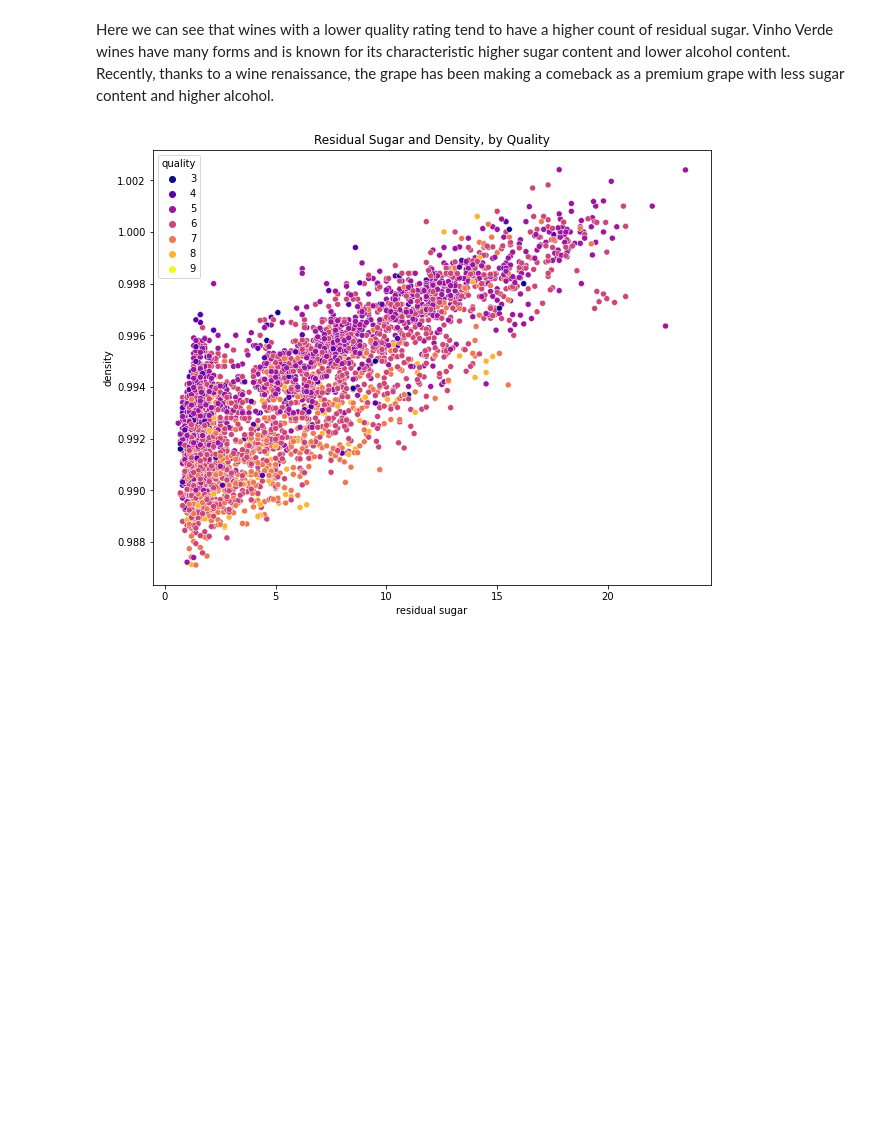
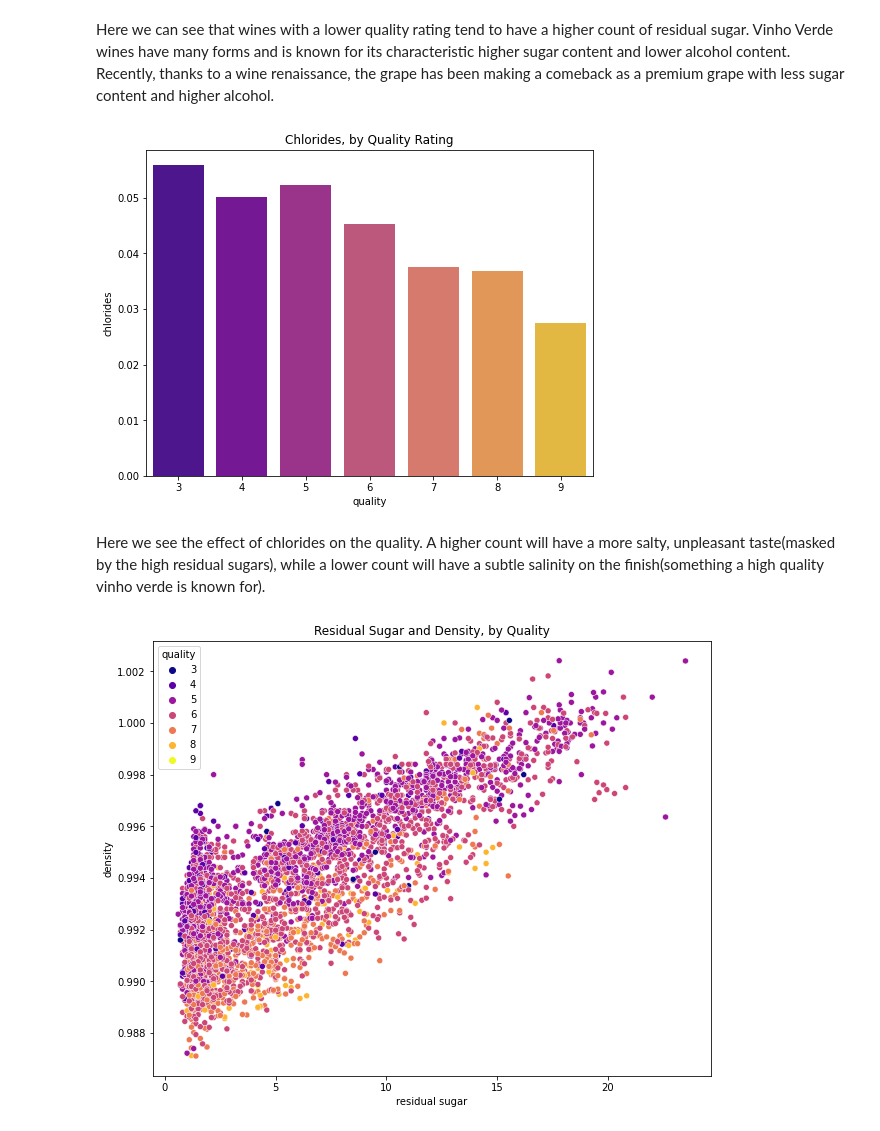
Before and after one commit to LauraDimaria/Project_2, a Jupyter notebook: White_Wine_Quality.ipynb, the cells around one changed output. Cells and saved outputs as stored; diff of their text form; code cells hidden in the pictures; blank space fills up the shorter version.

```diff
--- a/White_Wine_Quality.ipynb
+++ b/White_Wine_Quality.ipynb
@@ -205,6 +205,14 @@ sns.barplot(x='quality', y='residual sugar', data=df, ci=None, palette='plasma')
 [figure]
 # %% [markdown]
 Here we can see that wines with a lower quality rating tend to have a higher count of residual sugar. Vinho Verde wines have many forms and is known for its characteristic higher sugar content and lower alcohol content. Recently, thanks to a wine renaissance, the grape has been making a comeback as a premium grape with less sugar content and higher alcohol.
+# %%
+plt.figure(figsize=(8, 6))
+plt.title('Chlorides, by Quality Rating')
+sns.barplot(x='quality', y='chlorides', data=df, ci=None, palette='plasma');
+# %% [output]
+[figure, added]
+# %% [markdown]
+Here we see the effect of chlorides on the quality. A higher count will have a more salty, unpleasant taste(masked by the high residual sugars), while a lower count will have a subtle salinity on the finish(something a high quality vinho verde is known for).
 # %%
 plt.figure(figsize=(10,8))
 plt.title('Residual Sugar and Density, by Quality')
```
Also changed, not shown: parts of 8 cells of this notebook.
